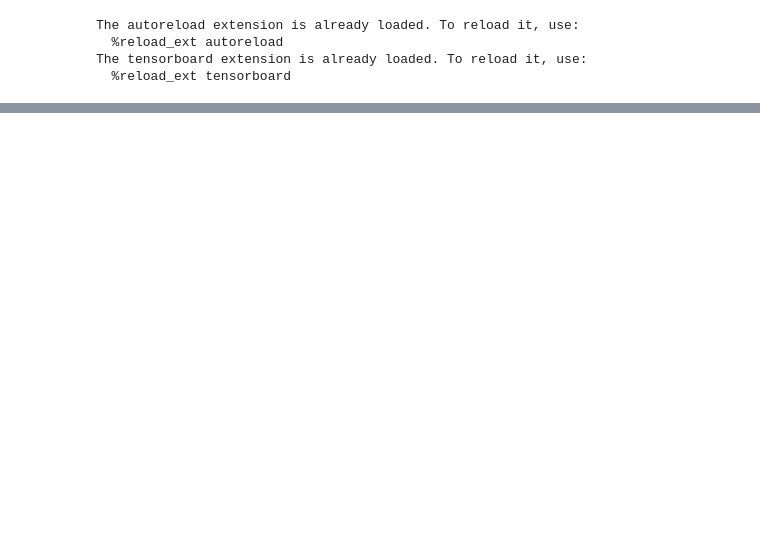
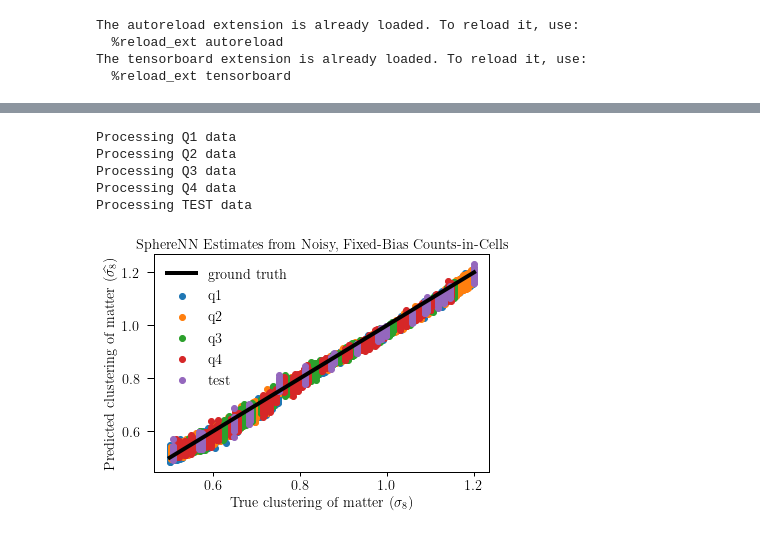
Before and after one commit to adiraju21s/deep_dss, a Jupyter notebook: notebooks/SphereNN Development.ipynb, the cells around one changed output, grey strips where cells are left out. Drawn from its saved outputs; the diff is of its cells as text; code cells hidden in the pictures; blank space fills up the shorter version.

```diff
--- a/notebooks/SphereNN Development.ipynb
+++ b/notebooks/SphereNN Development.ipynb
@@ -39,0 +142,36 @@ def build_model():
+# %%
+def full_predictions_and_truths():
+    model = build_model()
+    model.load_weights(checkpoint_path+"-Q4")
+
+    print("Processing Q1 data")
+    data = generate_reshaped_data("Q1")
+    preds_q1 = model.predict(data["x"])
+    truths_q1 = data["y"]
+    q1 = {"p": preds_q1, "t": truths_q1}
+
+    print("Processing Q2 data")
+    data = generate_reshaped_data("Q2")
+    preds_q2 = model.predict(data["x"])
+    truths_q2 = data["y"]
+    q2 = {"p": preds_q2, "t": truths_q2}
+
+    print("Processing Q3 data")
+    data = generate_reshaped_data("Q3")
+    preds_q3 = model.predict(data["x"])
+    truths_q3 = data["y"]
+    q3 = {"p": preds_q3, "t": truths_q3}
+
+    print("Processing Q4 data")
+    data = generate_reshaped_data("Q4")
+    preds_q4 = model.predict(data["x"])
+    truths_q4 = data["y"]
+    q4 = {"p": preds_q4, "t": truths_q4}
+
+    print("Processing TEST data")
+    data = generate_reshaped_data("TEST")
+    preds_test = model.predict(data["x"])
+    truths_test = data["y"]
+    test = {"p": preds_test, "t": truths_test}
+
+    return {"Q1": q1, "Q2": q2, "Q3": q3, "Q4": q4, "TEST": test}
@@ -90,3 +375,11 @@ Epoch 60/60
 %tensorboard --logdir $logdir
 # %% [output]
 [interactive output not drawn]
+# %%
+results = full_predictions_and_truths()
+# %% [output]
+Processing Q1 data
+Processing Q2 data
+Processing Q3 data
+Processing Q4 data
+Processing TEST data
@@ -92,0 +388,4 @@ Epoch 60/60
+# %%
+plot_preds_vs_truths(results, "SphereNN Estimates from Noisy, Fixed-Bias Counts-in-Cells")
+# %% [output]
+[figure, added]
```
Also changed, not shown: parts of 28 cells of this notebook, 7 other files.
